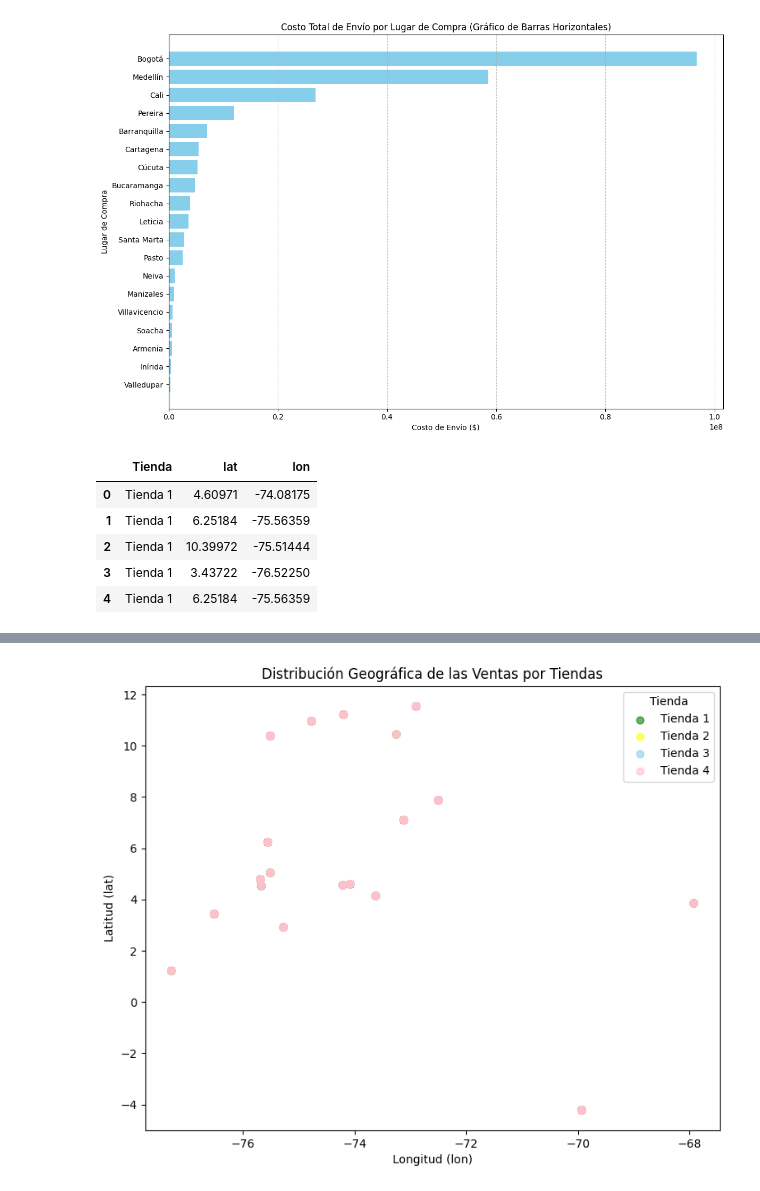
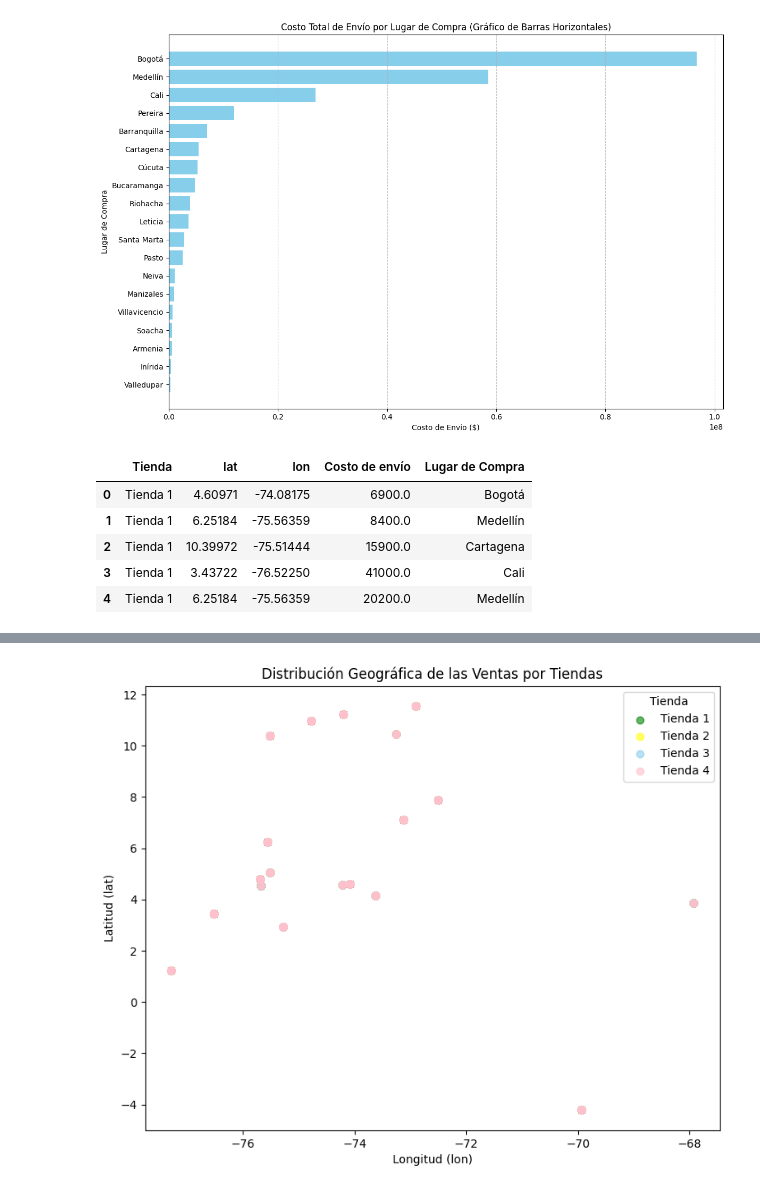
Before and after one commit to rociocelestial/Challenge1-Data-Science, a Jupyter notebook: AluraStoreLatam_(1).ipynb, the cells around one changed output, grey strips where cells are left out. Cells and saved outputs as stored; diff of their text form; code cells hidden in the pictures.

```diff
--- a/AluraStoreLatam_(1).ipynb
+++ b/AluraStoreLatam_(1).ipynb
@@ -417,17 +490,15 @@ plt.show()
 # %% [output]
 [figure]
 # %%
-tienda['Tienda'] = 'Tienda 1'
-tienda2['Tienda'] = 'Tienda 2'
-tienda3['Tienda'] = 'Tienda 3'
-tienda4['Tienda'] = 'Tienda 4'
+
 
 df_geo = pd.concat([tienda, tienda2, tienda3, tienda4], ignore_index=True)
-df_geo[['Tienda','lat','lon']].head()
+
+df_geo[['Tienda','lat','lon','Costo de envío','Lugar de Compra']].head()
 # %% [output]
-|  | Tienda | lat | lon |
-| 0 | Tienda 1 | 4.60971 | -74.08175 |
-| 1 | Tienda 1 | 6.25184 | -75.56359 |
-| 2 | Tienda 1 | 10.39972 | -75.51444 |
-| 3 | Tienda 1 | 3.43722 | -76.52250 |
-| 4 | Tienda 1 | 6.25184 | -75.56359 |
+|  | Tienda | lat | lon | Costo de envío | Lugar de Compra |
+| 0 | Tienda 1 | 4.60971 | -74.08175 | 6900.0 | Bogotá |
+| 1 | Tienda 1 | 6.25184 | -75.56359 | 8400.0 | Medellín |
+| 2 | Tienda 1 | 10.39972 | -75.51444 | 15900.0 | Cartagena |
+| 3 | Tienda 1 | 3.43722 | -76.52250 | 41000.0 | Cali |
+| 4 | Tienda 1 | 6.25184 | -75.56359 | 20200.0 | Medellín |
```
Also changed, not shown: parts of 12 cells of this notebook.
